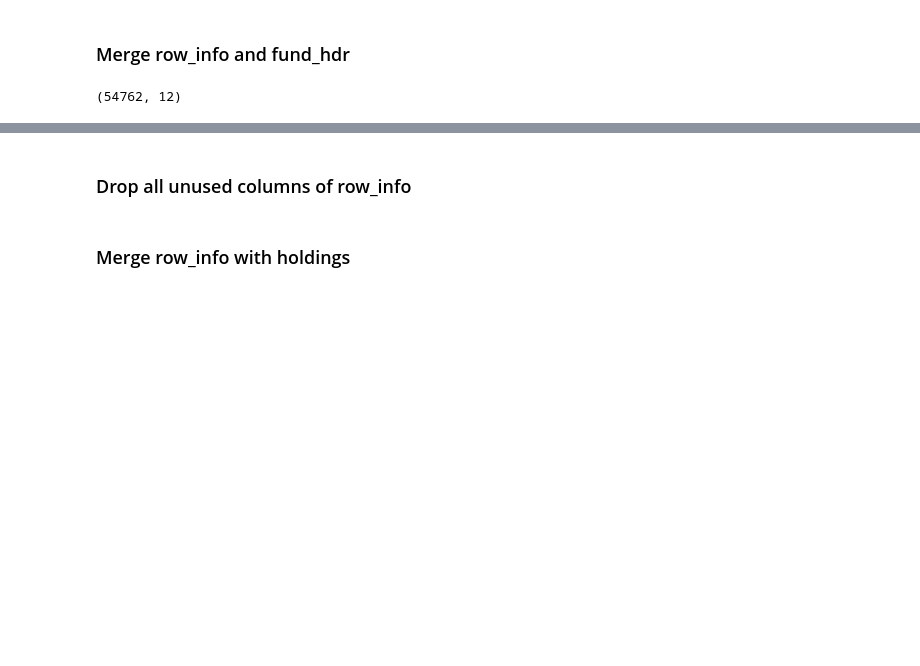
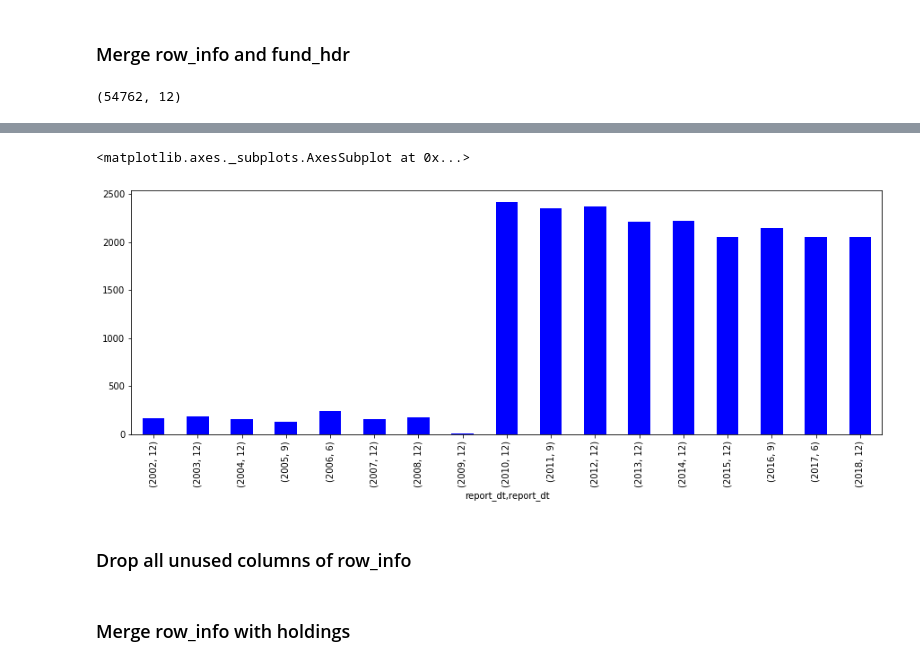
Before and after one commit to Amglex/Mutual-Funds, a Jupyter notebook: notebooks/012 - Data - Cleaning.ipynb, the cells around one changed output, grey strips where cells are left out. Drawn from its saved outputs; the diff is of its cells as text; code cells hidden in the pictures; blank space fills up the shorter version.

```diff
--- a/notebooks/012 - Data - Cleaning.ipynb
+++ b/notebooks/012 - Data - Cleaning.ipynb
@@ -318,3 +353,16 @@ row_info_merged.shape
+# %%
+(row_info_merged['crsp_portno']
+    .groupby([
+         row_info_merged['report_dt'].dt.year,
+         row_info_merged['report_dt'].dt.month
+     ])
+     .nunique()
+     .plot(kind='bar',
+           color = 'b',
+           figsize=(15,5)))
+# %% [output]
+<matplotlib.axes._subplots.AxesSubplot at 0x...>
+[figure, added]
 # %% [markdown]
 ### Drop all unused columns of row_info
 # %%
```
Also changed, not shown: parts of 26 cells of this notebook, 5 other files.
